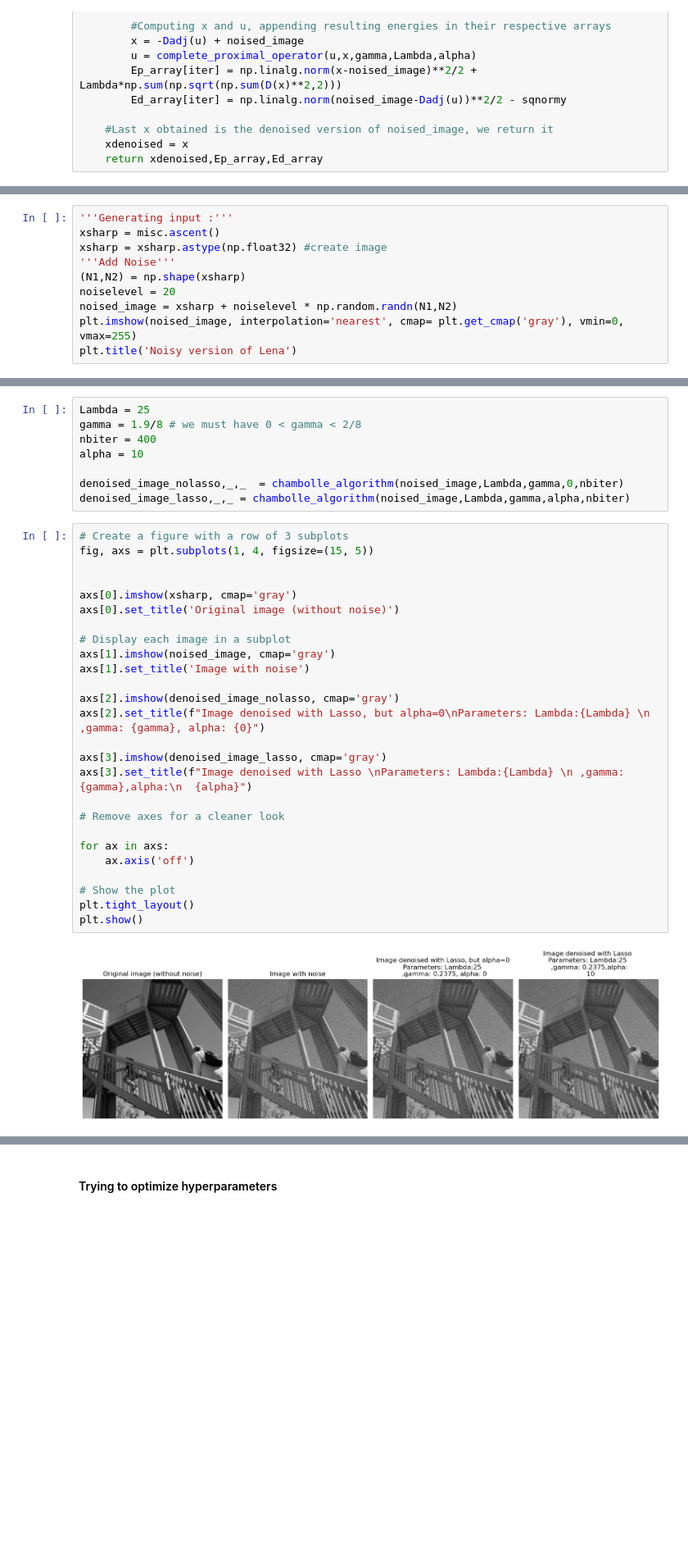
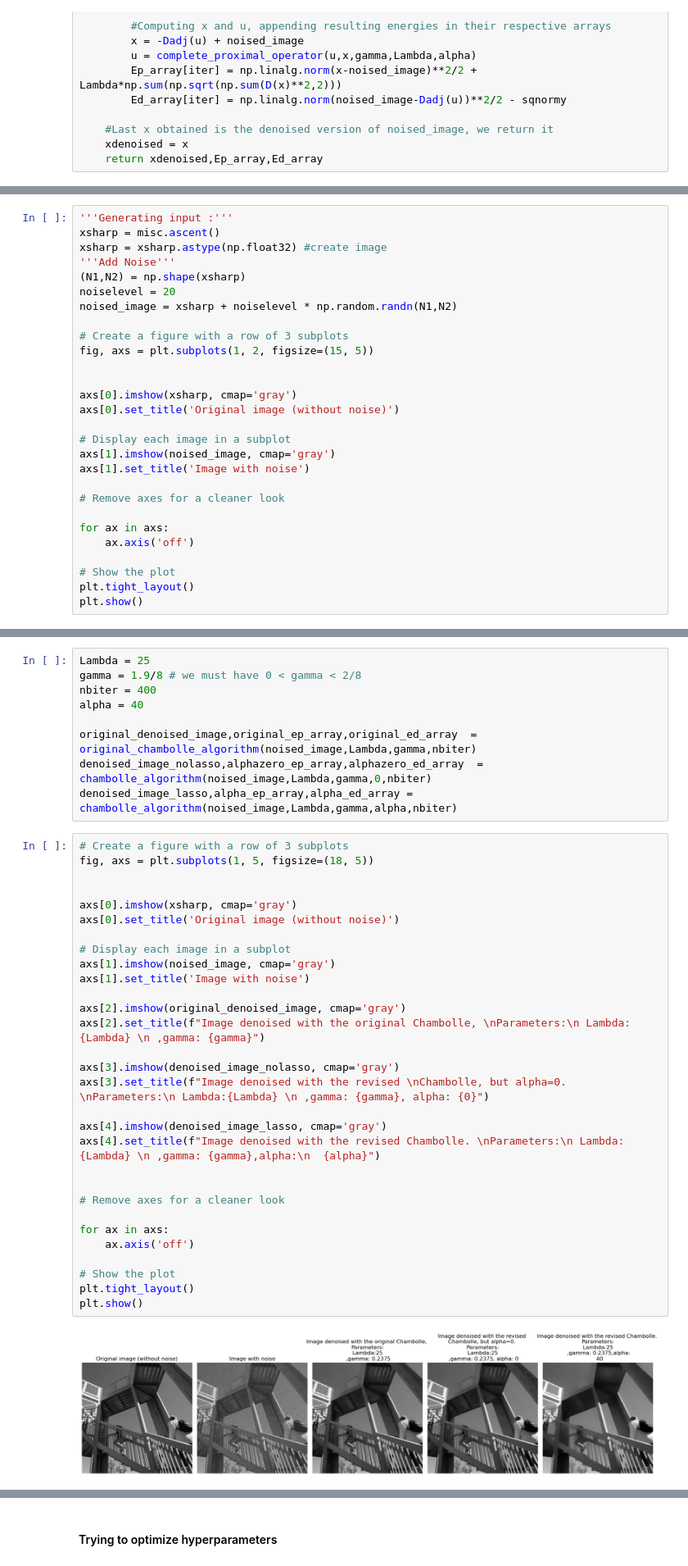
Before and after one commit to Romrchp/optml-project, a Jupyter notebook: background-notebooks/regularized_chambolle.ipynb, the cells around one changed output, grey strips where cells are left out. Shown at 82% size. Drawn from its saved outputs; the diff is of its cells as text; blank space fills up the shorter version.

```diff
--- a/background-notebooks/regularized_chambolle.ipynb
+++ b/background-notebooks/regularized_chambolle.ipynb
@@ -218,6 +270,24 @@ xsharp = xsharp.astype(np.float32) #create image
 (N1,N2) = np.shape(xsharp)
 noiselevel = 20
 noised_image = xsharp + noiselevel * np.random.randn(N1,N2)
-plt.imshow(noised_image, interpolation='nearest', cmap= plt.get_cmap('gray'), vmin=0, vmax=255)
-plt.title('Noisy version of Lena')
+
+# Create a figure with a row of 3 subplots
+fig, axs = plt.subplots(1, 2, figsize=(15, 5))
+
+
+axs[0].imshow(xsharp, cmap='gray')
+axs[0].set_title('Original image (without noise)')
+
+# Display each image in a subplot
+axs[1].imshow(noised_image, cmap='gray')
+axs[1].set_title('Image with noise')
+
+# Remove axes for a cleaner look
+
+for ax in axs:
+    ax.axis('off')
+
+# Show the plot
+plt.tight_layout()
+plt.show()
 # %% [output]
@@ -227,35 +300,40 @@ Text(0.5, 1.0, 'Noisy version of Lena')
 Lambda = 25
 gamma = 1.9/8 # we must have 0 < gamma < 2/8
 nbiter = 400
-alpha = 10
+alpha = 40
 
-denoised_image_nolasso,_,_  = chambolle_algorithm(noised_image,Lambda,gamma,0,nbiter)
-denoised_image_lasso,_,_ = chambolle_algorithm(noised_image,Lambda,gamma,alpha,nbiter)
+original_denoised_image,original_ep_array,original_ed_array  = original_chambolle_algorithm(noised_image,Lambda,gamma,nbiter)
+denoised_image_nolasso,alphazero_ep_array,alphazero_ed_array  = chambolle_algorithm(noised_image,Lambda,gamma,0,nbiter)
+denoised_image_lasso,alpha_ep_array,alpha_ed_array = chambolle_algorithm(noised_image,Lambda,gamma,alpha,nbiter)
 # %%
 # Create a figure with a row of 3 subplots
-fig, axs = plt.subplots(1, 4, figsize=(15, 5))
+fig, axs = plt.subplots(1, 5, figsize=(18, 5))
 
 
 axs[0].imshow(xsharp, cmap='gray')
 axs[0].set_title('Original image (without noise)')
 
 # Display each image in a subplot
 axs[1].imshow(noised_image, cmap='gray')
 axs[1].set_title('Image with noise')
 
-axs[2].imshow(denoised_image_nolasso, cmap='gray')
-axs[2].set_title(f"Image denoised with Lasso, but alpha=0\nParameters: Lambda:{Lambda} \n ,gamma: {gamma}, alpha: {0}")
+axs[2].imshow(original_denoised_image, cmap='gray')
+axs[2].set_title(f"Image denoised with the original Chambolle, \nParameters:\n Lambda:{Lambda} \n ,gamma: {gamma}")
 
-axs[3].imshow(denoised_image_lasso, cmap='gray')
-axs[3].set_title(f"Image denoised with Lasso \nParameters: Lambda:{Lambda} \n ,gamma: {gamma},alpha:\n  {alpha}")
+axs[3].imshow(denoised_image_nolasso, cmap='gray')
+axs[3].set_title(f"Image denoised with the revised \nChambolle, but alpha=0. \nParameters:\n Lambda:{Lambda} \n ,gamma: {gamma}, alpha: {0}")
+
+axs[4].imshow(denoised_image_lasso, cmap='gray')
+axs[4].set_title(f"Image denoised with the revised Chambolle. \nParameters:\n Lambda:{Lambda} \n ,gamma: {gamma},alpha:\n  {alpha}")
+
 
 # Remove axes for a cleaner look
 
 for ax in axs:
     ax.axis('off')
 
 # Show the plot
 plt.tight_layout()
 plt.show()
 # %% [output]
-[figure, old version]
+[figure, new version]
```
Also changed, not shown: parts of 16 cells of this notebook.
